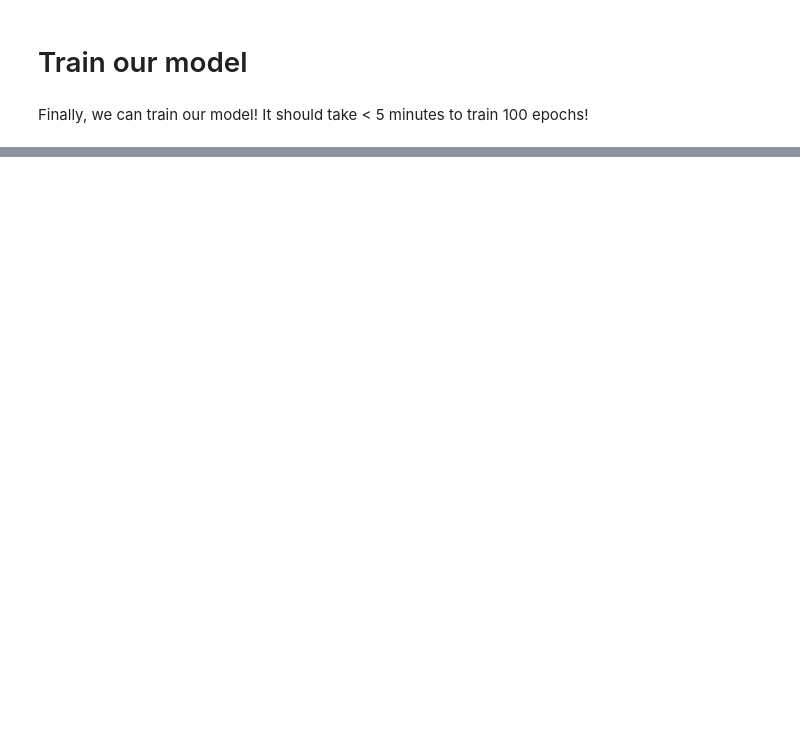
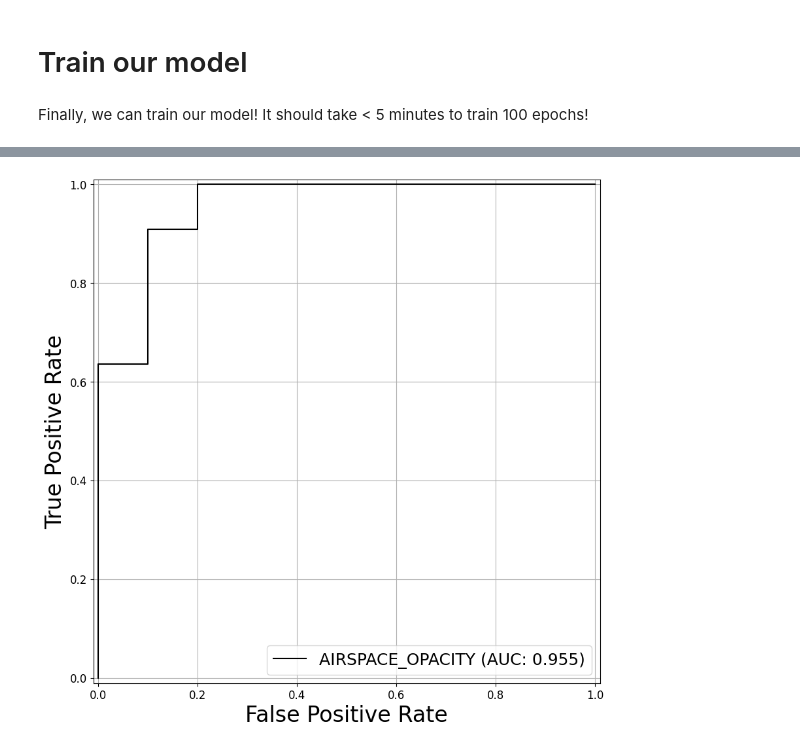
Before and after one commit to Google-Health/imaging-research, a Jupyter notebook: cxr-foundation/CXR_Foundation_Demo.ipynb, the cells around one changed output, grey strips where cells are left out. Cells and saved outputs as stored; diff of their text form; code cells hidden in the pictures; blank space fills up the shorter version.

Commit message:
Add graphing of ROC.

```diff
--- a/cxr-foundation/CXR_Foundation_Demo.ipynb
+++ b/cxr-foundation/CXR_Foundation_Demo.ipynb
@@ -187,0 +308,25 @@ model.compile()
+# %%
+import sklearn
+import matplotlib.pyplot as plt
+
+def plot_curve(x, y, auc, x_label=None, y_label=None, label=None):
+  fig = plt.figure(figsize=(10, 10))
+  plt.plot(x, y, label=f'{label} (AUC: %.3f)' % auc, color='black')
+  plt.legend(loc='lower right', fontsize=18)
+  plt.xlim([-0.01, 1.01])
+  plt.ylim([-0.01, 1.01])
+  if x_label:
+    plt.xlabel(x_label, fontsize=24)
+  if y_label:
+    plt.ylabel(y_label, fontsize=24)
+  plt.xticks(fontsize=12)
+  plt.yticks(fontsize=12)
+  plt.grid(visible=True)
+# %%
+from cxr_foundation import train_lib
+
+file_names = glob.glob(os.path.join(OUTPUT_DIR, '*.tfrecord'))
+validate_labels = dict(zip(validate_df['image_id'], validate_df[FINDING].astype(int)))
+validation_data = (
+    train_lib.get_dataset(file_names, labels=validate_labels).batch(1).cache()
+)
@@ -187,0 +344,10 @@ model.compile()
+# %%
+rows = []
+for embeddings, label, weight in validation_data:
+  row = {
+      f'{FINDING}_prediction': model(embeddings)[FINDING].numpy().flatten()[0],
+      f'{FINDING}_weight': weight.numpy().flatten()[0],
+      f'{FINDING}_value': label.numpy().flatten()[0]
+  }
+  rows.append(row)
+eval_df = pd.DataFrame(rows)
@@ -187,0 +363,12 @@ model.compile()
+# %%
+labels = eval_df[f'{FINDING}_value'].values
+predictions = eval_df[f'{FINDING}_prediction'].values
+weights = eval_df[f'{FINDING}_weight'].values
+false_positive_rate, true_positive_rate, thresholds = sklearn.metrics.roc_curve(
+    labels,
+    predictions,
+    drop_intermediate=False)
+auc = sklearn.metrics.roc_auc_score(labels, predictions, sample_weight=weights)
+plot_curve(false_positive_rate, true_positive_rate, auc, x_label='False Positive Rate', y_label='True Positive Rate', label=FINDING)
+# %% [output]
+[figure, added]
```
Also changed, not shown: parts of 13 cells of this notebook.
